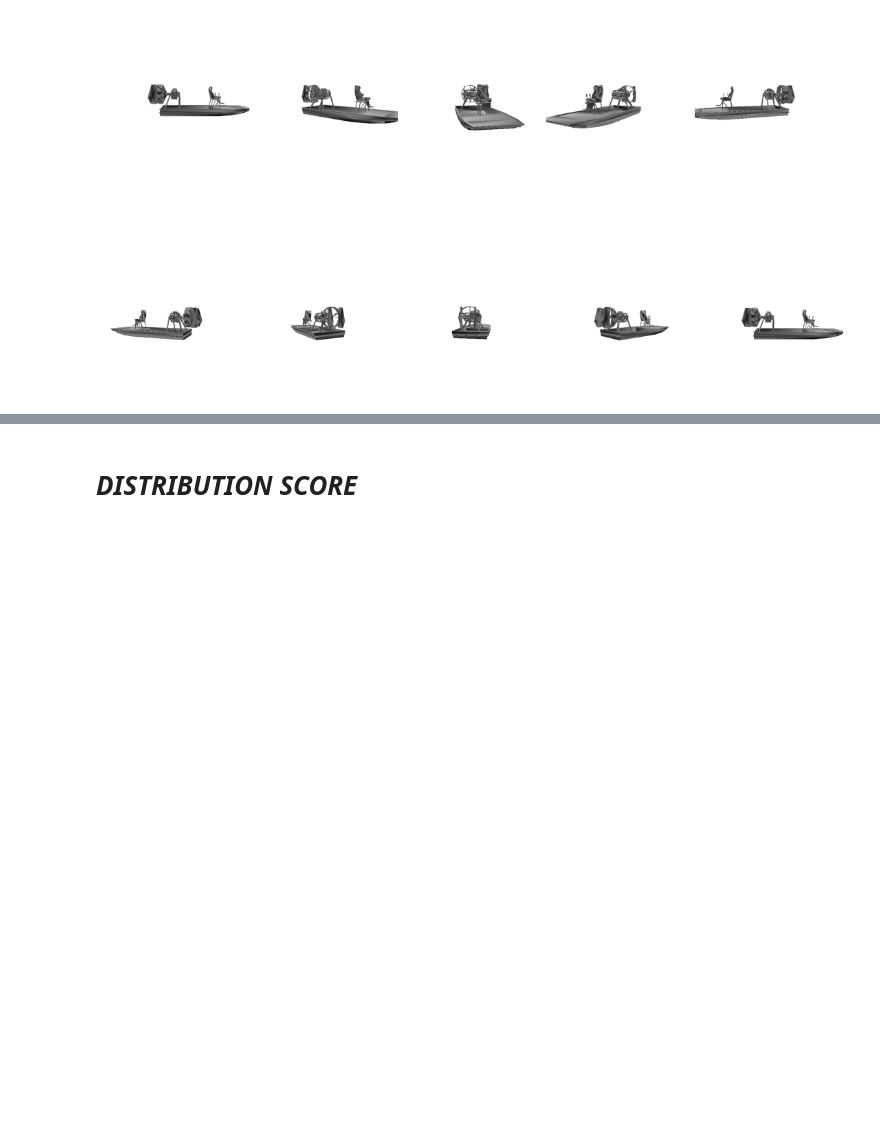
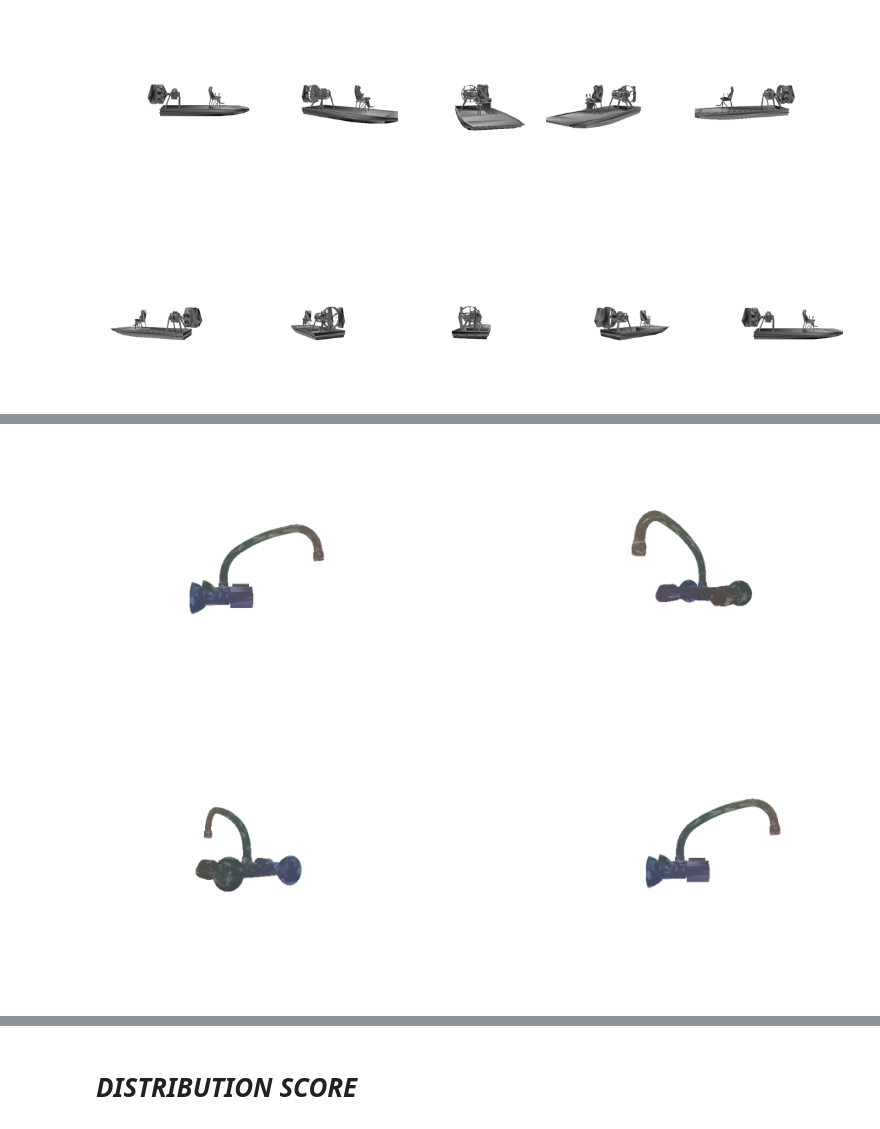
Before and after one commit to r1cc4r2o/point-e, a Jupyter notebook: pointrender.ipynb, the cells around one changed output, grey strips where cells are left out. Saved outputs shown, nothing was run; the diff lists cells and outputs as text; code cells hidden in the pictures; blank space fills up the shorter version.

```diff
--- a/pointrender.ipynb
+++ b/pointrender.ipynb
@@ -618,0 +638,7 @@ point_cloud = sample_points_from_meshes(mesh, 4096)
+# %%
+DATA_DIR = tf.keras.utils.get_file(
+    "val.zip",
+    "http://shapenet.cs.stanford.edu/shapenet/obj-zip/SHREC16/val.zip",
+    extract=True,
+)
+DATA_DIR = os.path.join(os.path.dirname(DATA_DIR), "val")
@@ -618,0 +658,3 @@ point_cloud = sample_points_from_meshes(mesh, 4096)
+# %%
+device=torch.device("cuda:0")
+mesh = IO().load_mesh('/root/.keras/datasets/val/02834778/model_009011.obj', device=device)
@@ -618,0 +787,6 @@ point_cloud = sample_points_from_meshes(mesh, 4096)
+# %%
+NUM_POINTS = 4096
+
+points, labels, images_obj, CLASS_MAP = parse_dataset(
+    NUM_POINTS
+)
@@ -618,0 +807,5 @@ point_cloud = sample_points_from_meshes(mesh, 4096)
+# %%
+image_grid(images_obj[0][:,:,:,:3], rows=2, cols=2, rgb=True)
+plt.show()
+# %% [output]
+[figure, added]
```
Also changed, not shown: parts of 38 cells of this notebook, 1 other file.
